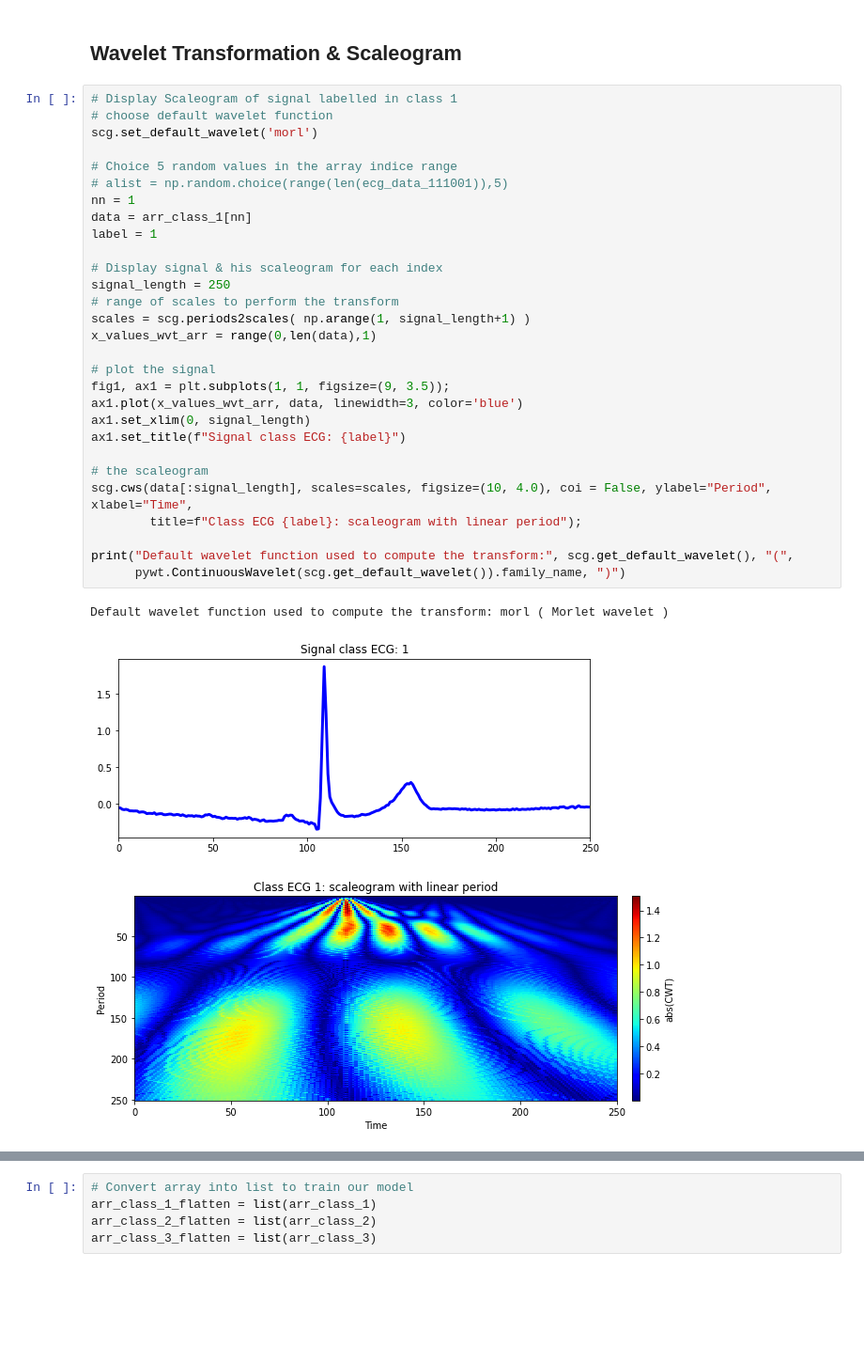
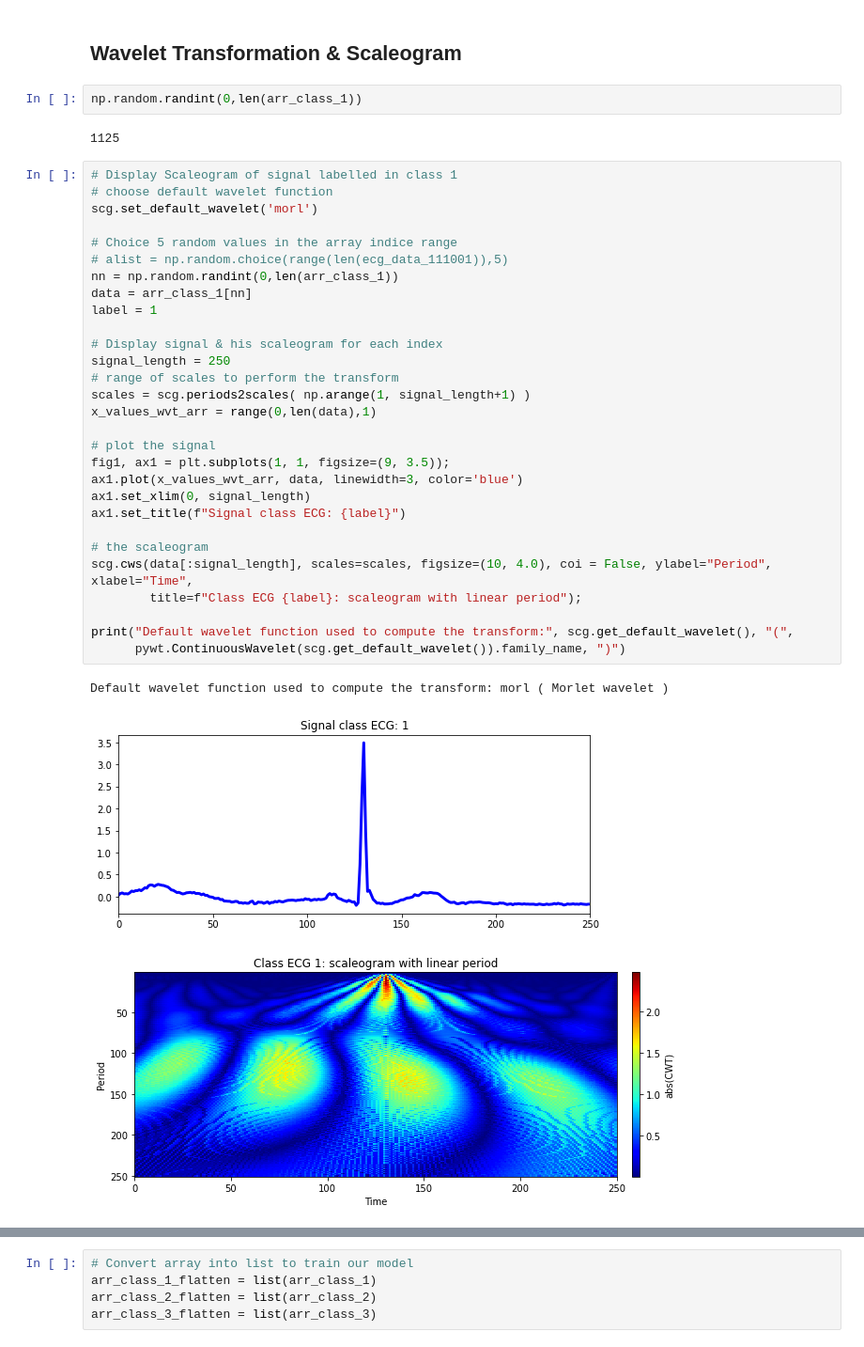
Before and after one commit to DJM25/aura-jedha, a Jupyter notebook: wavelet_analysis_ECG_model.ipynb, the cells around one changed output, grey strips where cells are left out. Shown: that part at 94% size. Saved outputs shown, nothing was run; the diff lists cells and outputs as text; blank space fills up the shorter version.

```diff
--- a/wavelet_analysis_ECG_model.ipynb
+++ b/wavelet_analysis_ECG_model.ipynb
@@ -194,39 +188,43 @@ array([[ 0.179,  0.186,  0.195, ..., -1.887, -1.359,  0.265],
        [-0.121, -0.096, -0.095, ...,  0.087,  0.077,  0.071]])
 # %% [markdown]
 ## Wavelet Transformation & Scaleogram
+# %%
+np.random.randint(0,len(arr_class_1))
+# %% [output]
+1125
 # %%
 # Display Scaleogram of signal labelled in class 1
 # choose default wavelet function
 scg.set_default_wavelet('morl')
 
 # Choice 5 random values in the array indice range
 # alist = np.random.choice(range(len(ecg_data_111001)),5)
-nn = 1
+nn = np.random.randint(0,len(arr_class_1))
 data = arr_class_1[nn]
 label = 1
 
 # Display signal & his scaleogram for each index
 signal_length = 250
 # range of scales to perform the transform
 scales = scg.periods2scales( np.arange(1, signal_length+1) )
 x_values_wvt_arr = range(0,len(data),1)
 
 # plot the signal
 fig1, ax1 = plt.subplots(1, 1, figsize=(9, 3.5));
 ax1.plot(x_values_wvt_arr, data, linewidth=3, color='blue')
 ax1.set_xlim(0, signal_length)
 ax1.set_title(f"Signal class ECG: {label}")
 
 # the scaleogram
 scg.cws(data[:signal_length], scales=scales, figsize=(10, 4.0), coi = False, ylabel="Period", xlabel="Time",
         title=f"Class ECG {label}: scaleogram with linear period");
 
 print("Default wavelet function used to compute the transform:", scg.get_default_wavelet(), "(",
       pywt.ContinuousWavelet(scg.get_default_wavelet()).family_name, ")")
 # %% [output]
 Default wavelet function used to compute the transform: morl ( Morlet wavelet )
-[figure, old version]
+[figure, new version]
-[figure, old version]
+[figure, new version]
 # %%
 # Display Scaleogram of signal labelled in class 2
 # choose default wavelet function
```
Also changed, not shown: parts of 55 cells of this notebook.
